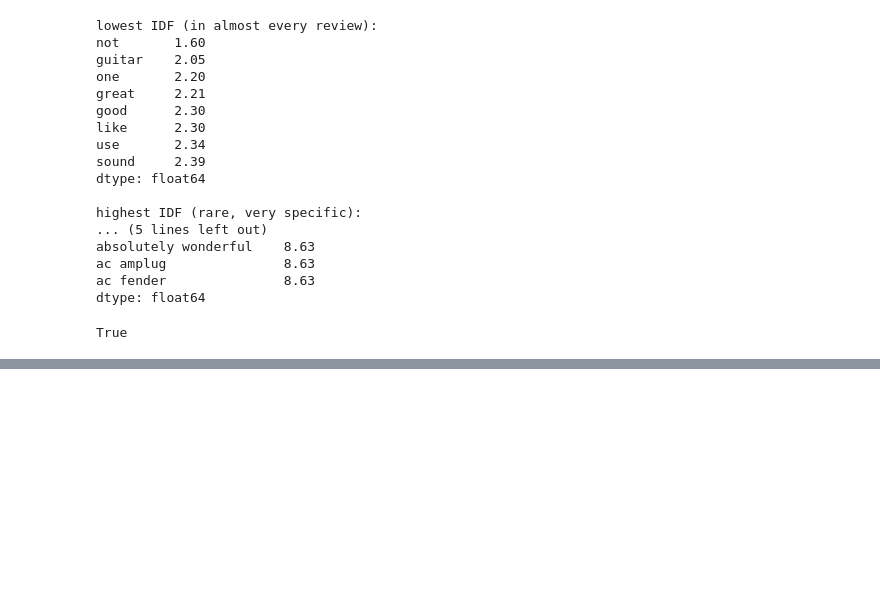
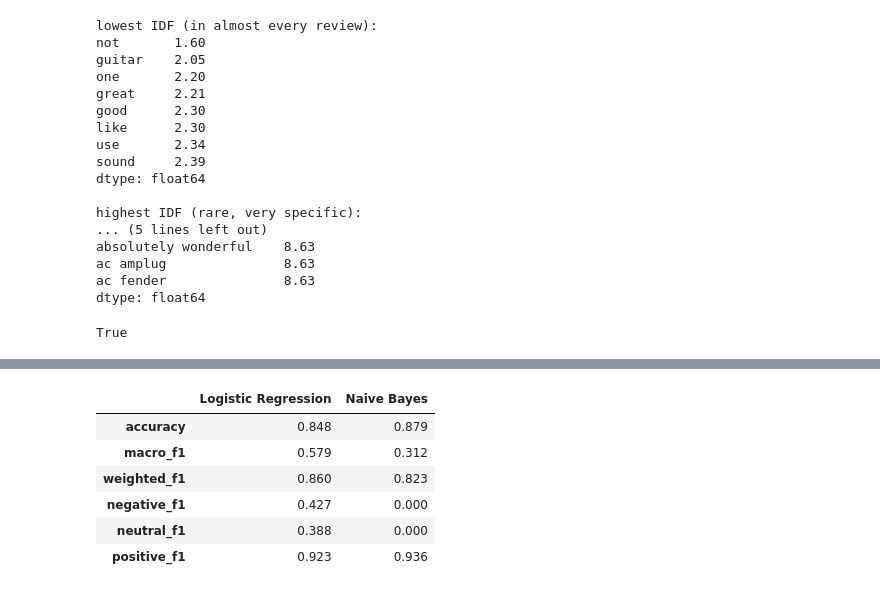
Before and after one commit to Rouen-03/sentiment-analysis-reviews, a Jupyter notebook: notebooks/02_model_building.ipynb, the cells around one changed output, grey strips where cells are left out. Cells and saved outputs as stored; diff of their text form; code cells hidden in the pictures; blank space fills up the shorter version.

```diff
--- a/notebooks/02_model_building.ipynb
+++ b/notebooks/02_model_building.ipynb
@@ -187,0 +243,23 @@ print(f"trained in {time.time() - start:.1f}s")
+# %%
+def scores(y_true, y_pred):
+    return {
+        "accuracy":    accuracy_score(y_true, y_pred),
+        "macro_f1":    f1_score(y_true, y_pred, average="macro"),
+        "weighted_f1": f1_score(y_true, y_pred, average="weighted"),
+        "negative_f1": f1_score(y_true, y_pred, labels=["negative"], average="macro"),
+        "neutral_f1":  f1_score(y_true, y_pred, labels=["neutral"],  average="macro"),
+        "positive_f1": f1_score(y_true, y_pred, labels=["positive"], average="macro"),
+    }
+
+pd.DataFrame({
+    "Logistic Regression": scores(y_test, y_pred_lr),
+    "Naive Bayes":         scores(y_test, y_pred_nb),
+}).round(3)
+# %% [output]
+|  | Logistic Regression | Naive Bayes |
+| accuracy | 0.848 | 0.879 |
+| macro_f1 | 0.579 | 0.312 |
+| weighted_f1 | 0.860 | 0.823 |
+| negative_f1 | 0.427 | 0.000 |
+| neutral_f1 | 0.388 | 0.000 |
+| positive_f1 | 0.923 | 0.936 |
```
Also changed, not shown: parts of 11 cells of this notebook.
